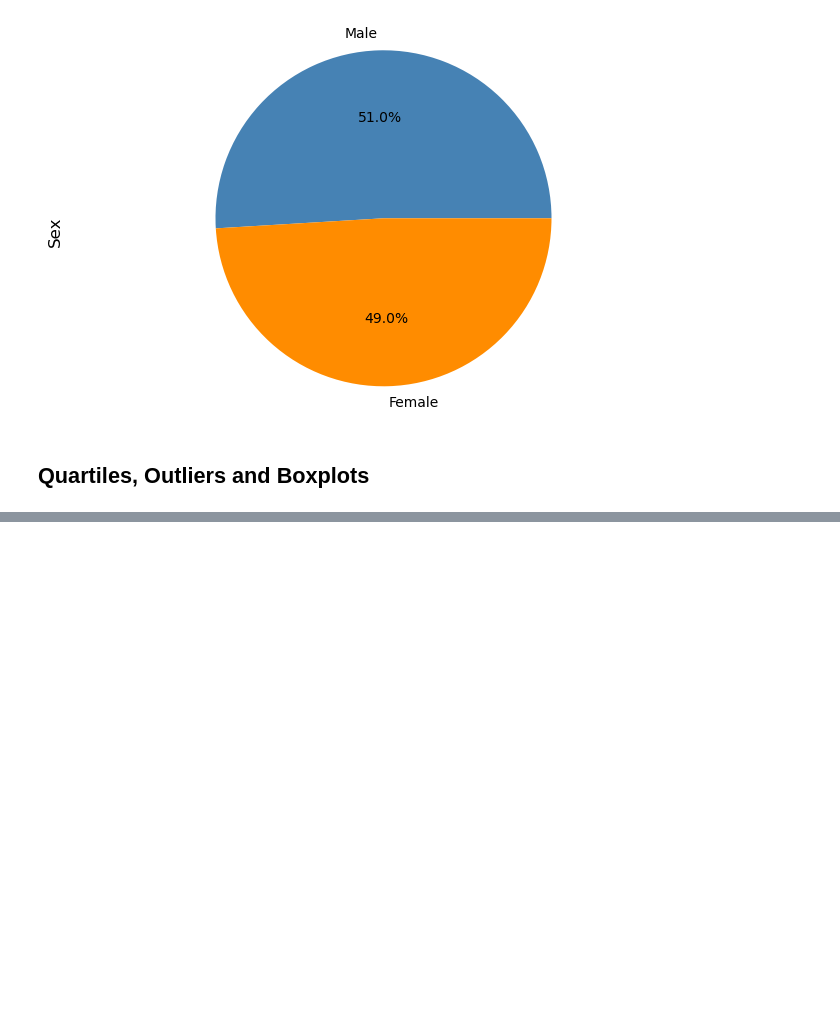
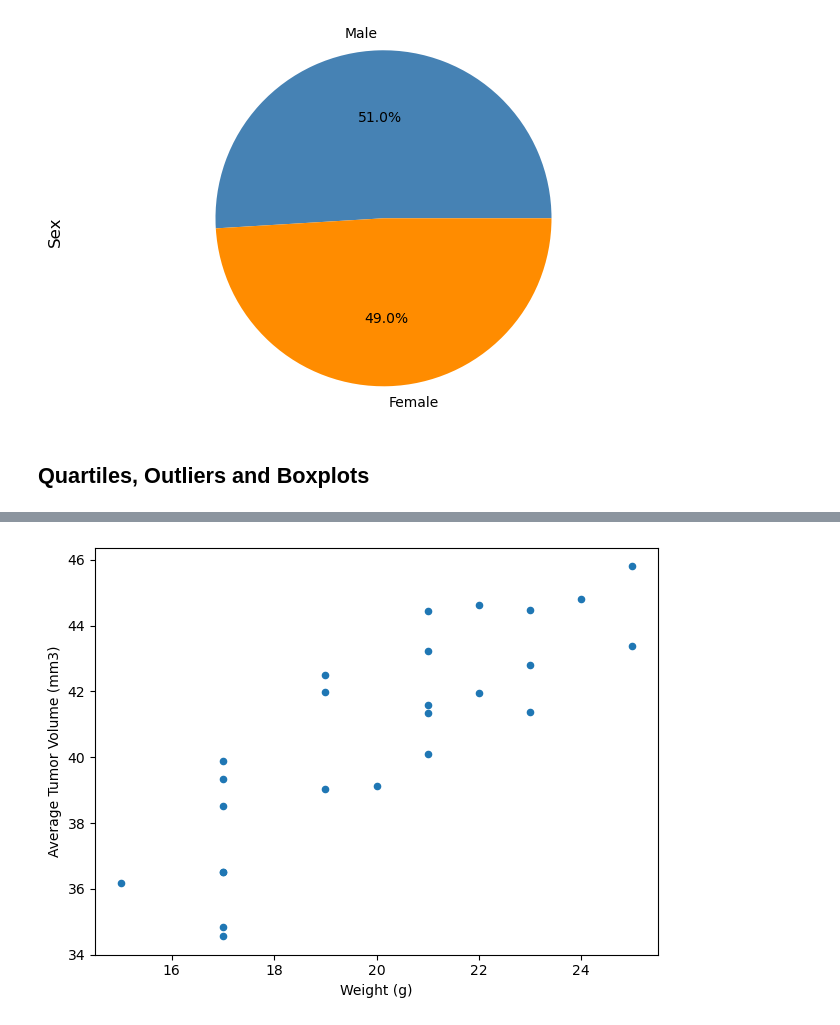
Before and after one commit to mgtaylor119/matplotlib-challenge, a Jupyter notebook: Pymaceuticals.ipynb, the cells around one changed output, grey strips where cells are left out. Saved outputs shown, nothing was run; the diff lists cells and outputs as text; code cells hidden in the pictures; blank space fills up the shorter version.

```diff
--- a/Pymaceuticals.ipynb
+++ b/Pymaceuticals.ipynb
@@ -238,0 +301,12 @@ greatest_Tumor_df
+# %%
+# Generate a scatter plot of mouse weight vs. the average observed tumor volume for the entire Capomulin regimen
+drug_df = clean_df.loc[clean_df['Drug Regimen']=='Capomulin']
+mice_total = drug_df.groupby(['Mouse ID']).mean()
+
+mice_total.plot(kind='scatter',x=['Weight (g)'], y=['Tumor Volume (mm3)'])
+plt.xlabel('Weight (g)')
+plt.ylabel('Average Tumor Volume (mm3)')
+plt.tight_layout()
+plt.show()
+# %% [output]
+[figure, added]
```
Also changed, not shown: parts of 9 cells of this notebook.
